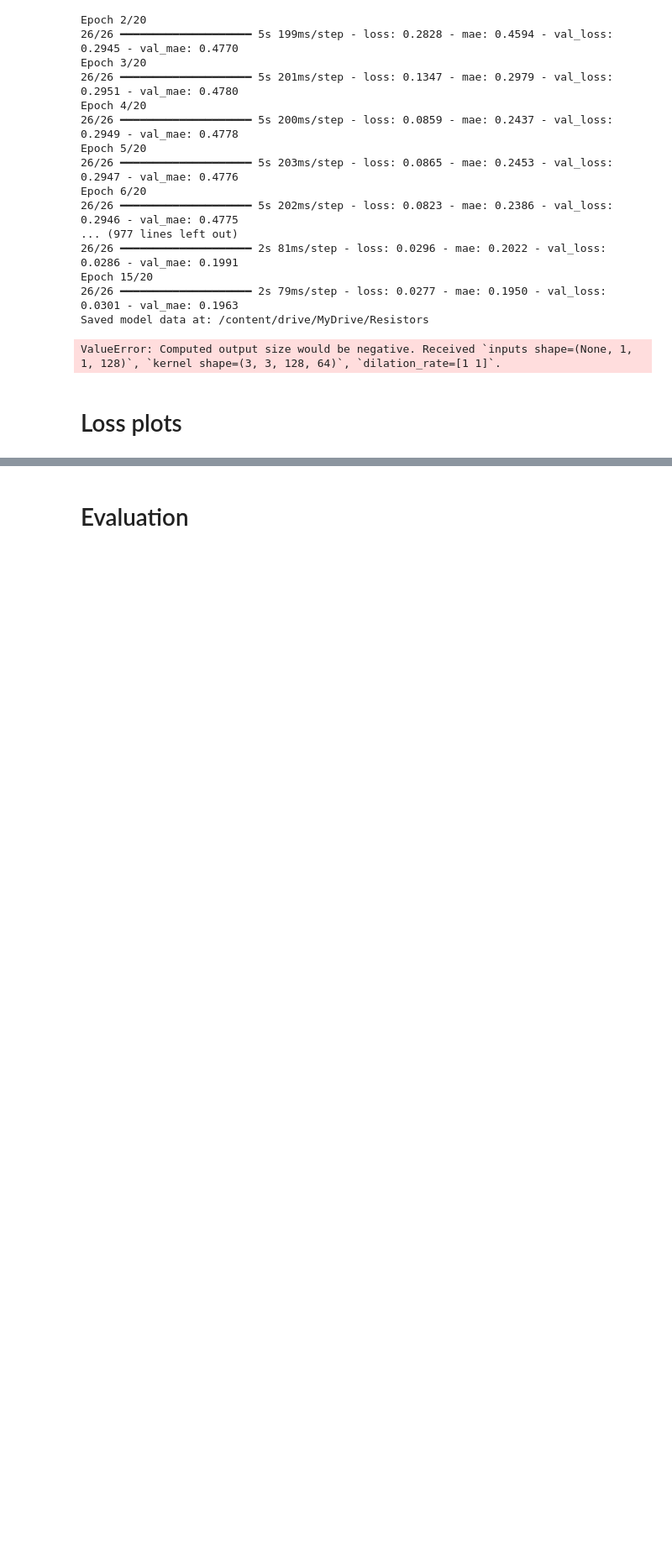
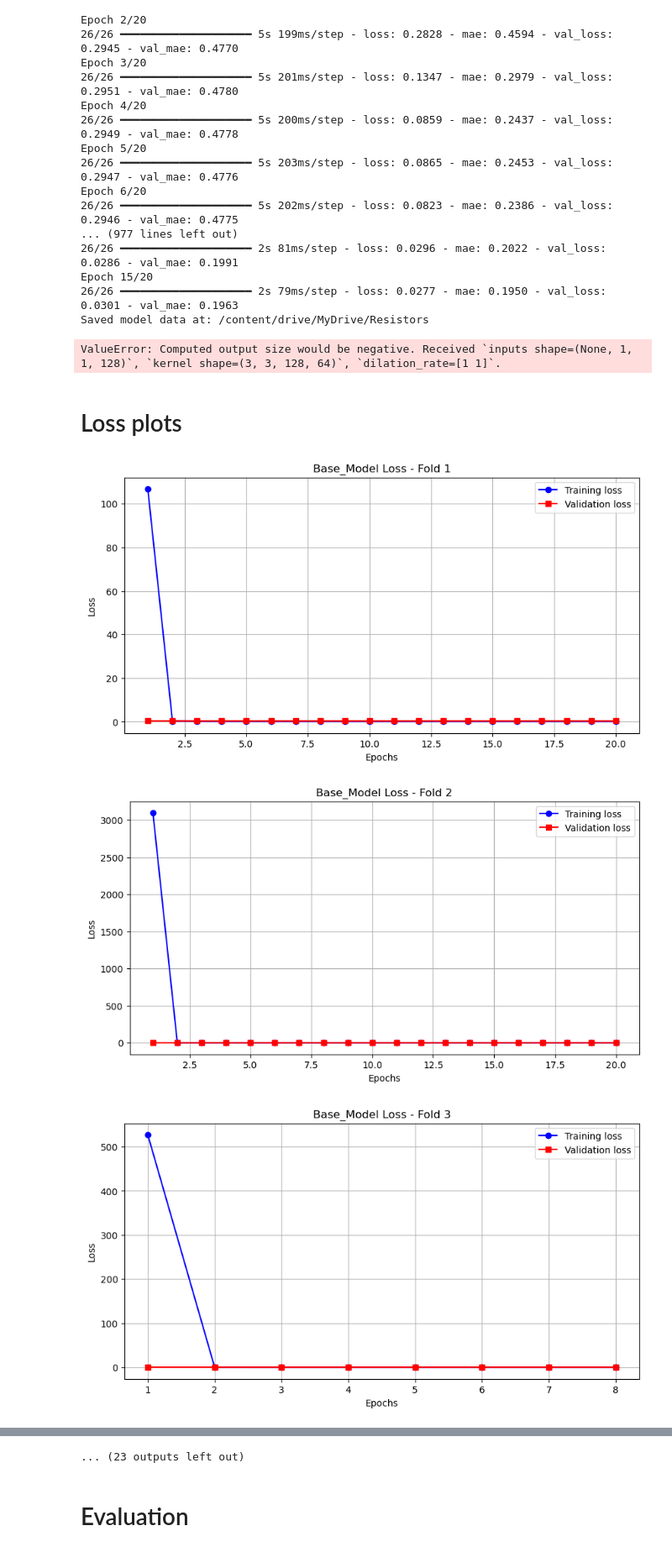
Before and after one commit to MrWlobo/Resistance-Value-From-Image, a Jupyter notebook: main.ipynb, the cells around one changed output, grey strips where cells are left out. Shown at 84% size. Cells and saved outputs as stored; diff of their text form; code cells hidden in the pictures; blank space fills up the shorter version.

Commit message:
Plotted histories

```diff
--- a/main.ipynb
+++ b/main.ipynb
@@ -448,7 +440,7 @@ model_dict = {
                 "AveragePool": create_average_pool_model,
                 "Basic_MobileNet": create_basic_mobilenet_model,
                 "Deep_Dense_MobileNet": create_deep_dense_mobilenet_model,
-                "Deep_Conv_MobileNet": create_deep_conv_mobilenet_model
+                #"Deep_Conv_MobileNet": create_deep_conv_mobilenet_model
               }
 # %% [markdown]
 ## Cross Validation
@@ -491,6 +483,7 @@ def k_fold_cross_validation(model_name, X_train, y_train, K=5, batch_size=32, ep
 # %% [markdown]
 # Training
 # %%
+save_folder = Path("models")
 for model_name in model_dict.keys():
     models_histories, best_base_model = k_fold_cross_validation(model_name, train_images, train_labels_scaled)
 
@@ -526,17 +519,28 @@ ValueError: Computed output size would be negative. Received `inputs shape=(None
 # %% [markdown]
 # Loss plots
 # %%
-def plot_training_history(history):
-    loss = history.history["loss"]
-    val_loss = history.history["val_loss"]
+def plot_training_history_from_json(history_data, fold_index, model_name):
+    loss = history_data["loss"]
+    val_loss = history_data["val_loss"]
     epochs = range(1, len(loss) + 1)
 
     plt.figure(figsize=(10, 5))
     plt.plot(epochs, loss, "bo-", label="Training loss")
     plt.plot(epochs, val_loss, "rs-", label="Validation loss")
-    plt.title("Training and Validation Loss")
+    plt.title(f"{model_name} Loss - Fold {fold_index + 1}")
     plt.xlabel("Epochs")
     plt.ylabel("Loss")
     plt.legend()
     plt.grid(True)
     plt.show()
+# %%
+for model_name in model_dict.keys():
+    with open(f"histories/history_{model_name}.json", "r") as f:
+        data = json.load(f)
+
+    for i, fold_data in enumerate(data):
+        plot_training_history_from_json(fold_data, i, model_name)
+# %% [output]
+[figure, added]
+[figure, added]
+[figure, added]
@@ -543,3 +556,4 @@ def plot_training_history(history):
+... (23 outputs left out)
 # %% [markdown]
 # Evaluation
 # %%
```
Also changed, not shown: parts of 10 cells of this notebook.
